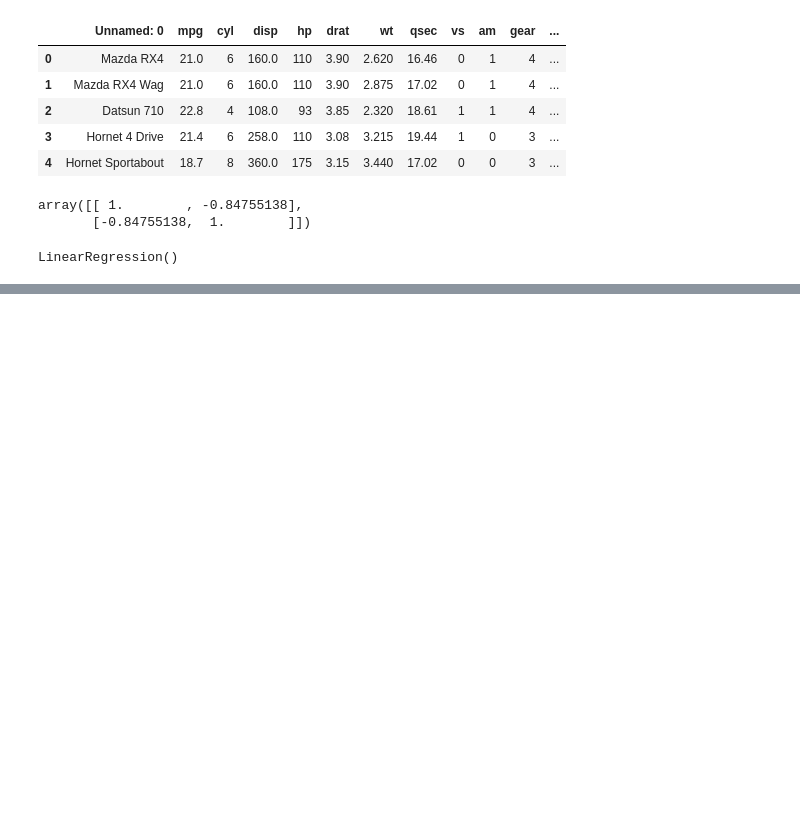
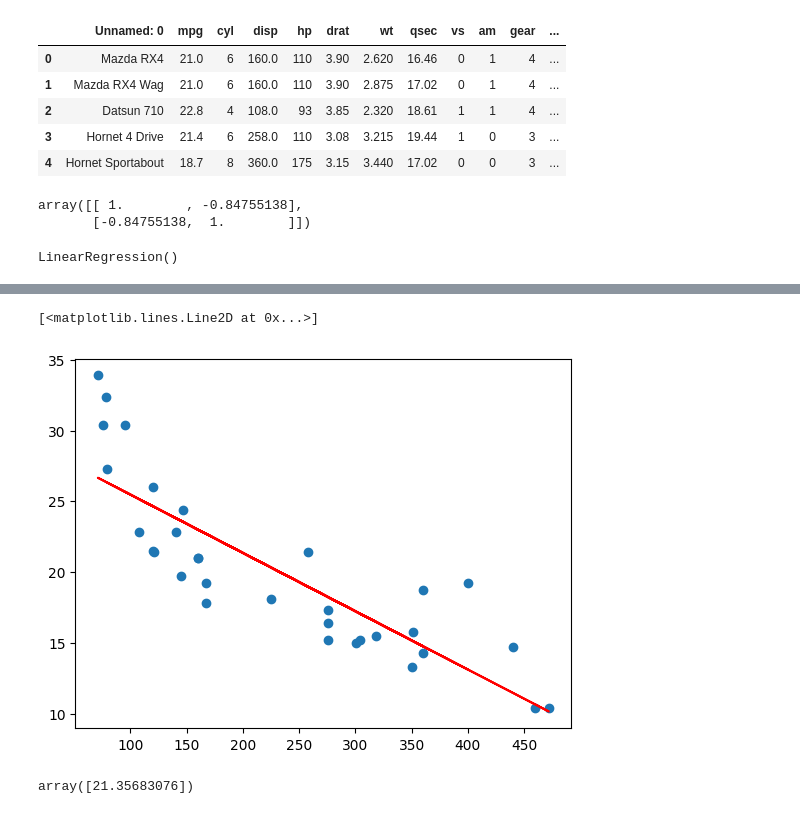
Before and after one commit to pedrolisboaa/Forma-o-Cientista-de-Dados-O-Curso-Completo, a Jupyter notebook: 6_regressao_linear/regressao_multipla.ipynb, the cells around one changed output, grey strips where cells are left out. Cells and saved outputs as stored; diff of their text form; code cells hidden in the pictures; blank space fills up the shorter version.

```diff
--- a/6_regressao_linear/regressao_multipla.ipynb
+++ b/6_regressao_linear/regressao_multipla.ipynb
@@ -66,0 +65,4 @@ LinearRegression()
+# %%
+# Geração das previsões
+previsoes = modelo.predict(x)
+previsoes
@@ -66,0 +104,12 @@ LinearRegression()
+# %%
+# visualização dos resultados
+plt.scatter(x,y)
+plt.plot(x, previsoes, color='red')
+# %% [output]
+[<matplotlib.lines.Line2D at 0x...>]
+[figure, added]
+# %%
+# para somnente um valor
+modelo.predict([[200]])
+# %% [output]
+array([21.35683076])
```
Also changed, not shown: parts of 8 cells of this notebook.
